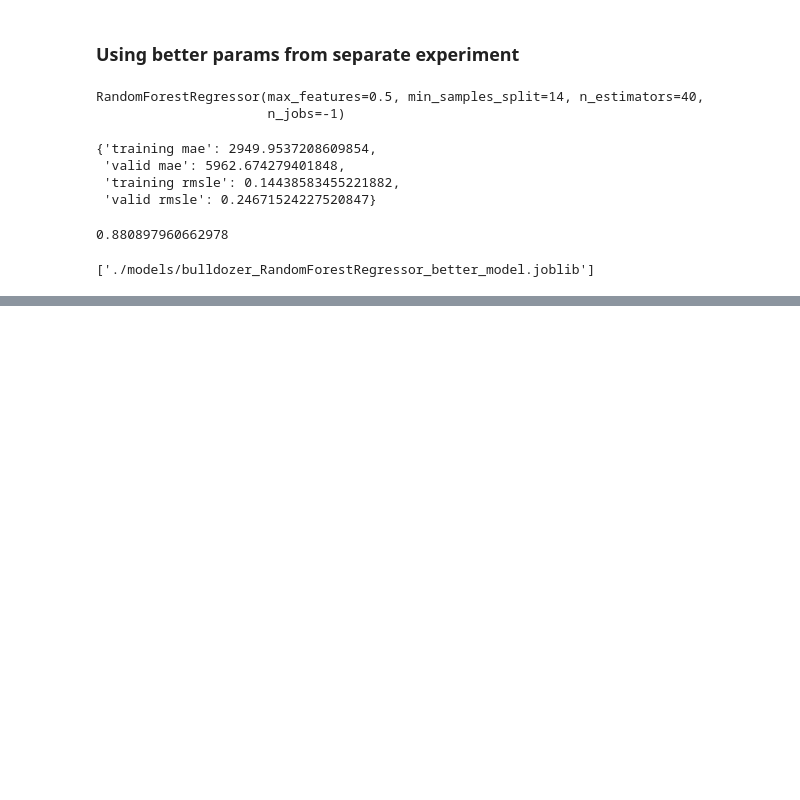
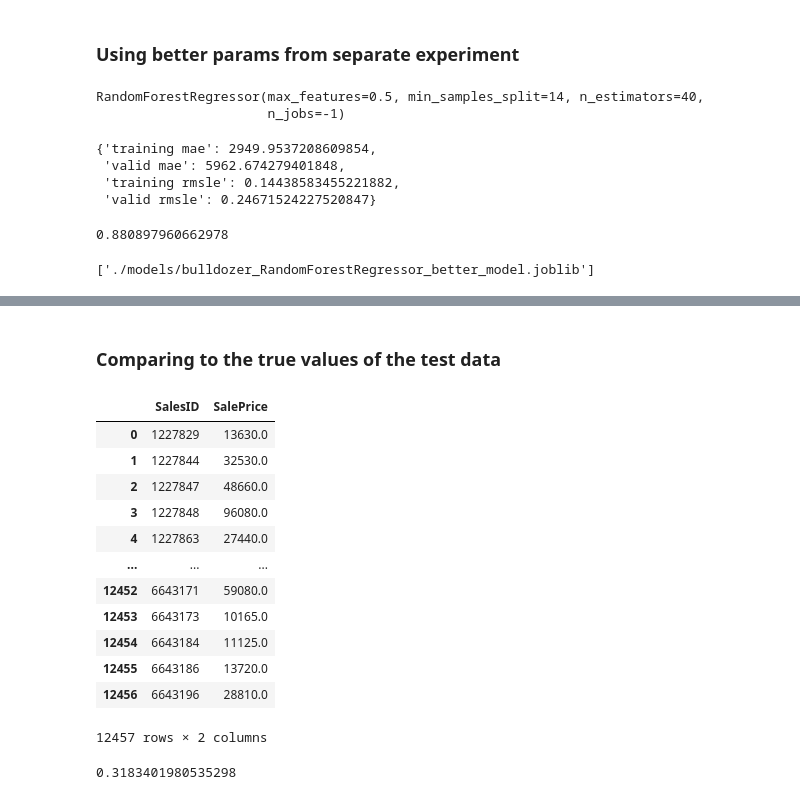
Before and after one commit to CTR-tech/bulldozers-time-series, a Jupyter notebook: bulldozer_price_prediction.ipynb, the cells around one changed output, grey strips where cells are left out. Saved outputs shown, nothing was run; the diff lists cells and outputs as text; code cells hidden in the pictures; blank space fills up the shorter version.

```diff
--- a/bulldozer_price_prediction.ipynb
+++ b/bulldozer_price_prediction.ipynb
@@ -510,0 +575,23 @@ better_model = load(filename='./models/bulldozer_RandomForestRegressor_better_mo
+# %% [markdown]
+### Comparing to the true values of the test data
+# %%
+df_test_sol= pd.read_csv('./data/random_forest_benchmark_test.csv')
+df_test_sol
+# %% [output]
+|  | SalesID | SalePrice |
+| 0 | 1227829 | 13630.0 |
+| 1 | 1227844 | 32530.0 |
+| 2 | 1227847 | 48660.0 |
+| 3 | 1227848 | 96080.0 |
+| 4 | 1227863 | 27440.0 |
+| ... | ... | ... |
+| 12452 | 6643171 | 59080.0 |
+| 12453 | 6643173 | 10165.0 |
+| 12454 | 6643184 | 11125.0 |
+| 12455 | 6643186 | 13720.0 |
+| 12456 | 6643196 | 28810.0 |
+12457 rows × 2 columns
+# %%
+rmsle(df_test_sol['SalePrice'], test_preds)
+# %% [output]
+0.3183401980535298
```
Also changed, not shown: parts of 7 cells of this notebook.
